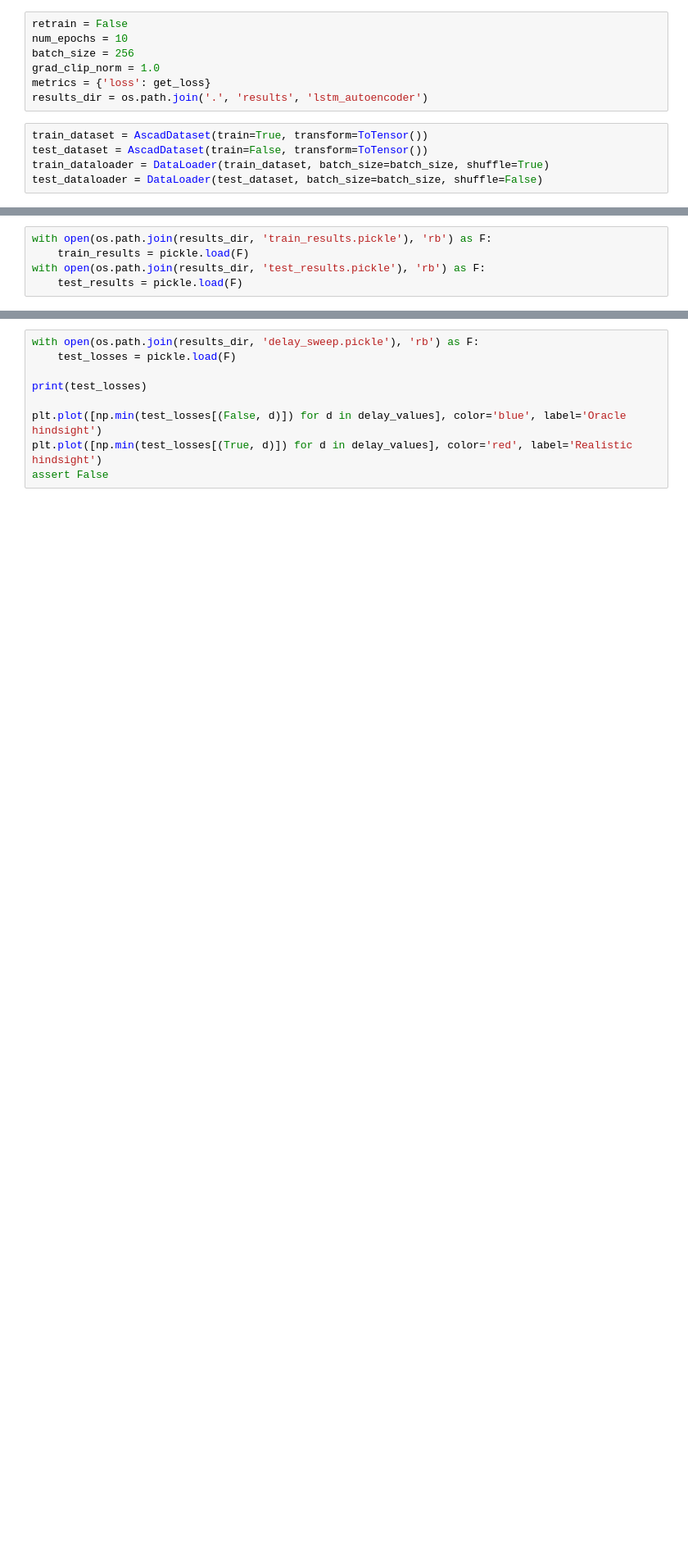
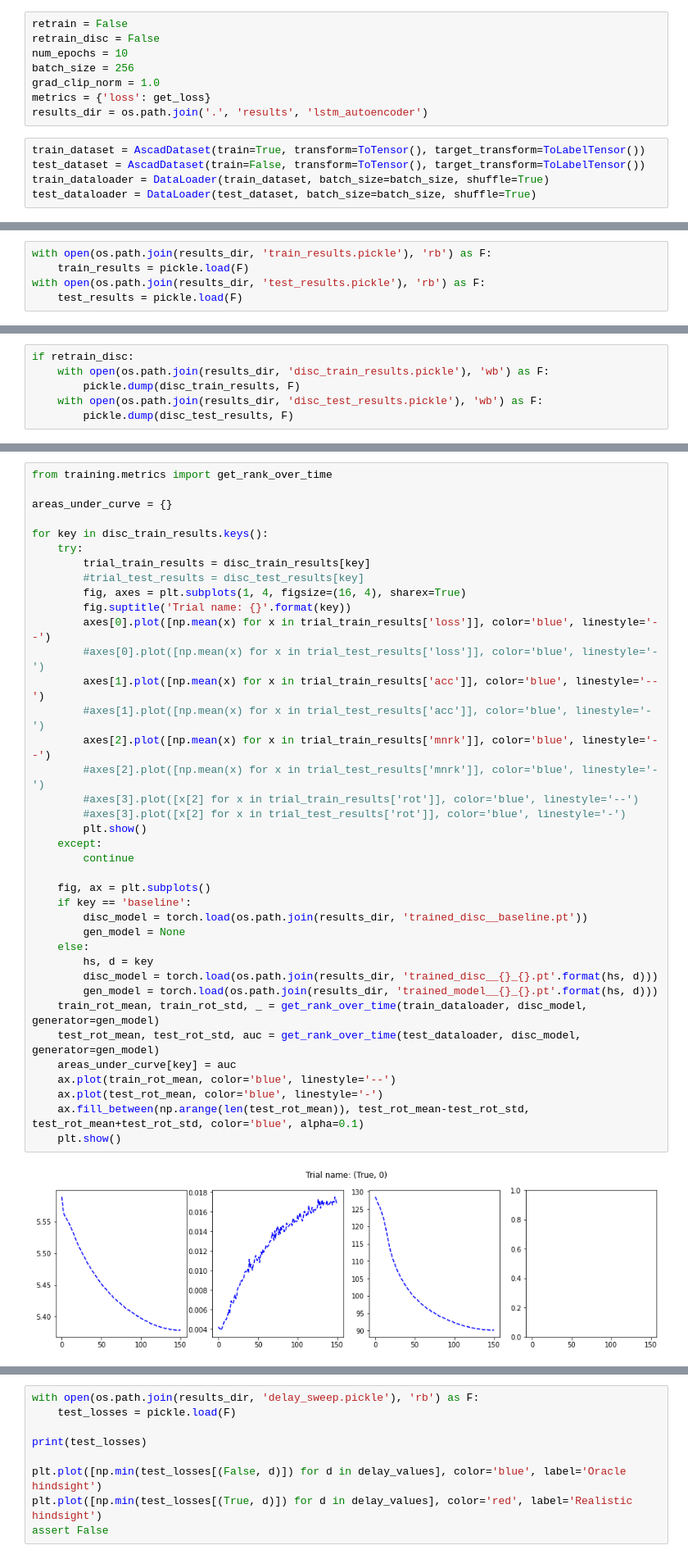
Before and after one commit to jimgammell/sca_defense, a Jupyter notebook: train_lstm_autoencoder.ipynb, the cells around one changed output, grey strips where cells are left out. Shown at 82% size. Saved outputs shown, nothing was run; the diff lists cells and outputs as text; blank space fills up the shorter version.

Commit message:
Finished taking graphs for quarterly review slides

```diff
--- a/train_lstm_autoencoder.ipynb
+++ b/train_lstm_autoencoder.ipynb
@@ -15,15 +16,16 @@ from training.metrics import get_loss
 # %%
 retrain = False
+retrain_disc = False
 num_epochs = 10
 batch_size = 256
 grad_clip_norm = 1.0
 metrics = {'loss': get_loss}
 results_dir = os.path.join('.', 'results', 'lstm_autoencoder')
 # %%
-train_dataset = AscadDataset(train=True, transform=ToTensor())
-test_dataset = AscadDataset(train=False, transform=ToTensor())
+train_dataset = AscadDataset(train=True, transform=ToTensor(), target_transform=ToLabelTensor())
+test_dataset = AscadDataset(train=False, transform=ToTensor(), target_transform=ToLabelTensor())
 train_dataloader = DataLoader(train_dataset, batch_size=batch_size, shuffle=True)
-test_dataloader = DataLoader(test_dataset, batch_size=batch_size, shuffle=False)
+test_dataloader = DataLoader(test_dataset, batch_size=batch_size, shuffle=True)
 # %%
 realistic_hindsight_values = [True, False]
 delay_values = [0, 1, 2, 4, 8, 16]
@@ -93,0 +173,6 @@ with open(os.path.join(results_dir, 'test_results.pickle'), 'rb') as F:
+# %%
+if retrain_disc:
+    with open(os.path.join(results_dir, 'disc_train_results.pickle'), 'wb') as F:
+        pickle.dump(disc_train_results, F)
+    with open(os.path.join(results_dir, 'disc_test_results.pickle'), 'wb') as F:
+        pickle.dump(disc_test_results, F)
@@ -93,0 +184,40 @@ with open(os.path.join(results_dir, 'test_results.pickle'), 'rb') as F:
+# %%
+from training.metrics import get_rank_over_time
+
+areas_under_curve = {}
+
+for key in disc_train_results.keys():
+    try:
+        trial_train_results = disc_train_results[key]
+        #trial_test_results = disc_test_results[key]
+        fig, axes = plt.subplots(1, 4, figsize=(16, 4), sharex=True)
+        fig.suptitle('Trial name: {}'.format(key))
+        axes[0].plot([np.mean(x) for x in trial_train_results['loss']], color='blue', linestyle='--')
+        #axes[0].plot([np.mean(x) for x in trial_test_results['loss']], color='blue', linestyle='-')
+        axes[1].plot([np.mean(x) for x in trial_train_results['acc']], color='blue', linestyle='--')
+        #axes[1].plot([np.mean(x) for x in trial_test_results['acc']], color='blue', linestyle='-')
+        axes[2].plot([np.mean(x) for x in trial_train_results['mnrk']], color='blue', linestyle='--')
+        #axes[2].plot([np.mean(x) for x in trial_test_results['mnrk']], color='blue', linestyle='-')
+        #axes[3].plot([x[2] for x in trial_train_results['rot']], color='blue', linestyle='--')
+        #axes[3].plot([x[2] for x in trial_test_results['rot']], color='blue', linestyle='-')
+        plt.show()
+    except:
+        continue
+
+    fig, ax = plt.subplots()
+    if key == 'baseline':
+        disc_model = torch.load(os.path.join(results_dir, 'trained_disc__baseline.pt'))
+        gen_model = None
+    else:
+        hs, d = key
+        disc_model = torch.load(os.path.join(results_dir, 'trained_disc__{}_{}.pt'.format(hs, d)))
+        gen_model = torch.load(os.path.join(results_dir, 'trained_model__{}_{}.pt'.format(hs, d)))
+    train_rot_mean, train_rot_std, _ = get_rank_over_time(train_dataloader, disc_model, generator=gen_model)
+    test_rot_mean, test_rot_std, auc = get_rank_over_time(test_dataloader, disc_model, generator=gen_model)
+    areas_under_curve[key] = auc
+    ax.plot(train_rot_mean, color='blue', linestyle='--')
+    ax.plot(test_rot_mean, color='blue', linestyle='-')
+    ax.fill_between(np.arange(len(test_rot_mean)), test_rot_mean-test_rot_std, test_rot_mean+test_rot_std, color='blue', alpha=0.1)
+    plt.show()
+# %% [output]
+[figure, added]
```
Also changed, not shown: parts of 14 cells of this notebook, 3 other files.
